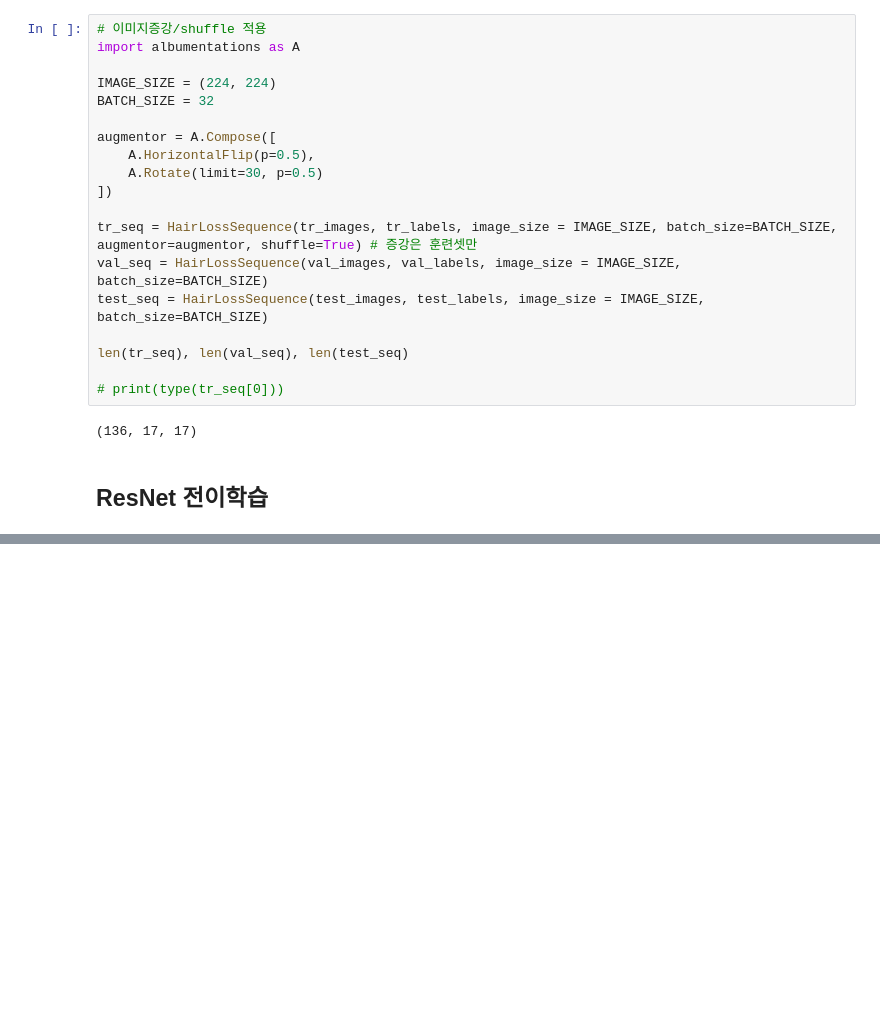
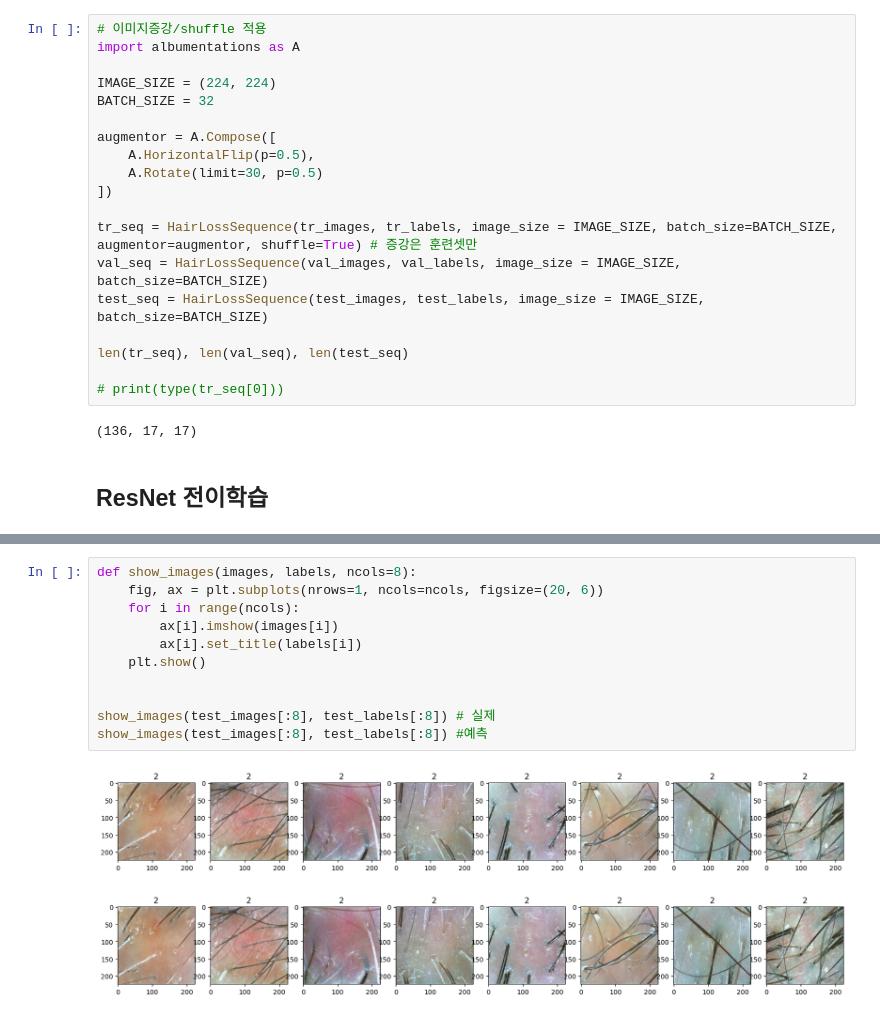
Before and after one commit to haeb98/DA36-mini3-hairwego, a Jupyter notebook: hanhee_ResNet.ipynb, the cells around one changed output, grey strips where cells are left out. Saved outputs shown, nothing was run; the diff lists cells and outputs as text; blank space fills up the shorter version.

```diff
--- a/hanhee_ResNet.ipynb
+++ b/hanhee_ResNet.ipynb
@@ -371,0 +388,14 @@ loss: 0.6557, accuracy: 0.7911
+# %%
+def show_images(images, labels, ncols=8):
+    fig, ax = plt.subplots(nrows=1, ncols=ncols, figsize=(20, 6))
+    for i in range(ncols):
+        ax[i].imshow(images[i])
+        ax[i].set_title(labels[i])
+    plt.show()
+
+
+show_images(test_images[:8], test_labels[:8]) # 실제
+show_images(test_images[:8], test_labels[:8]) #예측
+# %% [output]
+[figure, added]
+[figure, added]
```
Also changed, not shown: parts of 5 cells of this notebook.
